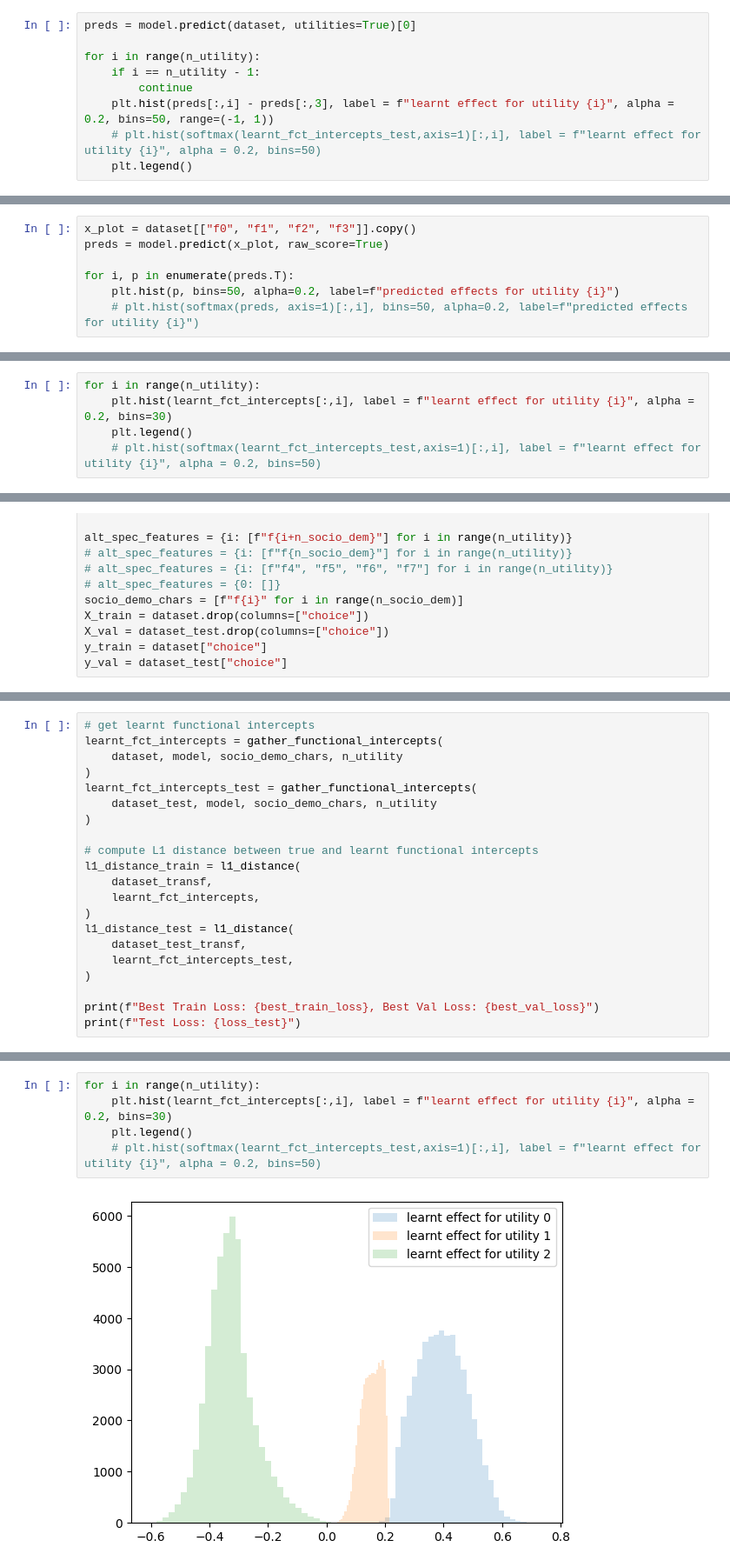
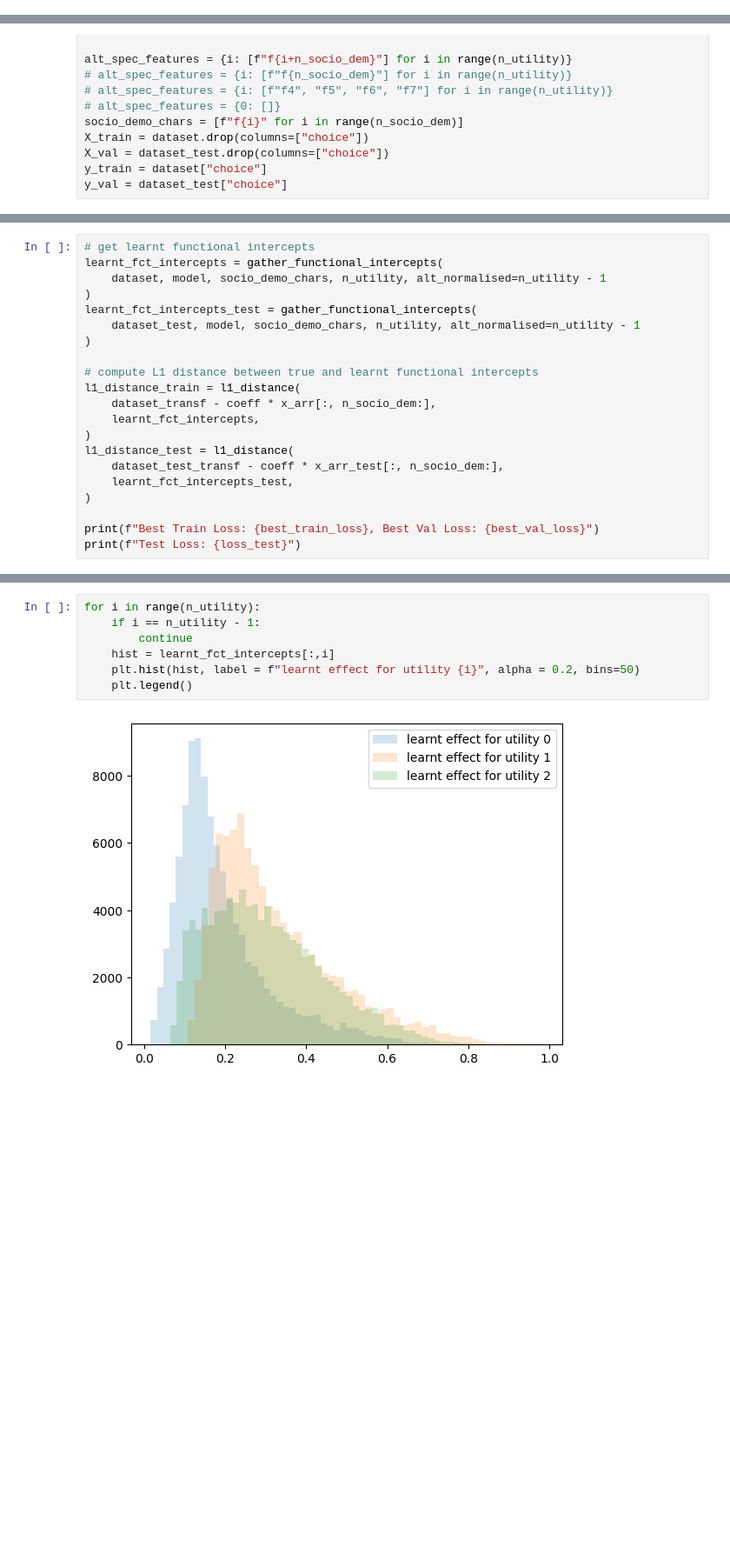
Before and after one commit to big-ucl/functional-effects-model, a Jupyter notebook: src/simple_reproducible_example.ipynb, the cells around one changed output, grey strips where cells are left out. Shown: that part at 87% size. Cells and saved outputs as stored; diff of their text form; blank space fills up the shorter version.

```diff
--- a/src/simple_reproducible_example.ipynb
+++ b/src/simple_reproducible_example.ipynb
@@ -413,9 +500,0 @@ for i in range(n_utility):
-# %%
-preds = model.predict(dataset, utilities=True)[0]
-
-for i in range(n_utility):
-    if i == n_utility - 1:
-        continue
-    plt.hist(preds[:,i] - preds[:,3], label = f"learnt effect for utility {i}", alpha = 0.2, bins=50, range=(-1, 1))
-    # plt.hist(softmax(learnt_fct_intercepts_test,axis=1)[:,i], label = f"learnt effect for utility {i}", alpha = 0.2, bins=50)
-    plt.legend()
@@ -460,7 +500,0 @@ array([[0.11910296, 0.44574815, 0.43514889],
-# %%
-x_plot = dataset[["f0", "f1", "f2", "f3"]].copy()
-preds = model.predict(x_plot, raw_score=True)
-
-for i, p in enumerate(preds.T):
-    plt.hist(p, bins=50, alpha=0.2, label=f"predicted effects for utility {i}")
-    # plt.hist(softmax(preds, axis=1)[:,i], bins=50, alpha=0.2, label=f"predicted effects for utility {i}")
@@ -492,5 +500,0 @@ AttributeError: 'Booster' object has no attribute 'model'
-# %%
-for i in range(n_utility):
-    plt.hist(learnt_fct_intercepts[:,i], label = f"learnt effect for utility {i}", alpha = 0.2, bins=30)
-    plt.legend()
-    # plt.hist(softmax(learnt_fct_intercepts_test,axis=1)[:,i], label = f"learnt effect for utility {i}", alpha = 0.2, bins=50)
@@ -564,19 +595,19 @@ Early stopping
 # %%
 # get learnt functional intercepts
 learnt_fct_intercepts = gather_functional_intercepts(
-    dataset, model, socio_demo_chars, n_utility
+    dataset, model, socio_demo_chars, n_utility, alt_normalised=n_utility - 1
 )
 learnt_fct_intercepts_test = gather_functional_intercepts(
-    dataset_test, model, socio_demo_chars, n_utility
+    dataset_test, model, socio_demo_chars, n_utility, alt_normalised=n_utility - 1
 )
 
 # compute L1 distance between true and learnt functional intercepts
 l1_distance_train = l1_distance(
-    dataset_transf,
+    dataset_transf - coeff * x_arr[:, n_socio_dem:],
     learnt_fct_intercepts,
 )
 l1_distance_test = l1_distance(
-    dataset_test_transf,
+    dataset_test_transf - coeff * x_arr_test[:, n_socio_dem:],
     learnt_fct_intercepts_test,
 )
 
@@ -588,7 +631,9 @@ Test Loss: 1.0565415620803833
 # %%
 for i in range(n_utility):
-    plt.hist(learnt_fct_intercepts[:,i], label = f"learnt effect for utility {i}", alpha = 0.2, bins=30)
+    if i == n_utility - 1:
+        continue
+    hist = learnt_fct_intercepts[:,i]
+    plt.hist(hist, label = f"learnt effect for utility {i}", alpha = 0.2, bins=50)
     plt.legend()
-    # plt.hist(softmax(learnt_fct_intercepts_test,axis=1)[:,i], label = f"learnt effect for utility {i}", alpha = 0.2, bins=50)
 # %% [output]
-[figure, old version]
+[figure, new version]
```
Also changed, not shown: parts of 24 cells of this notebook, 34 other files.
